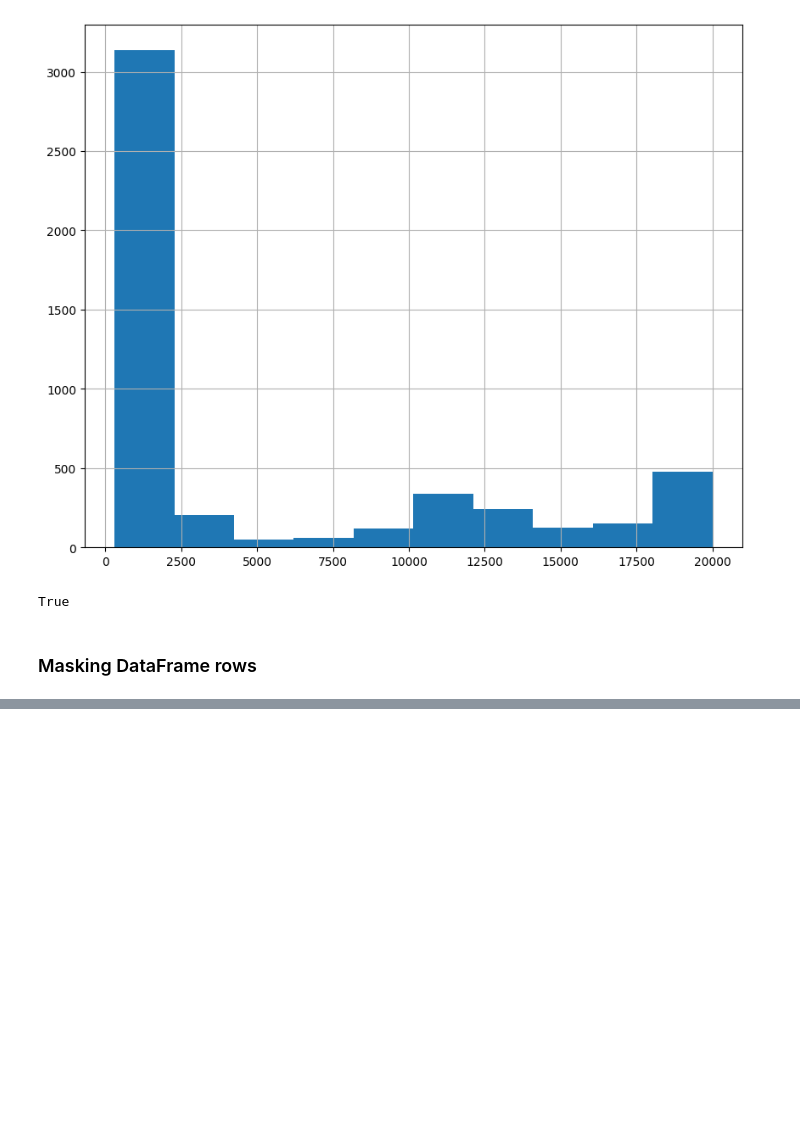
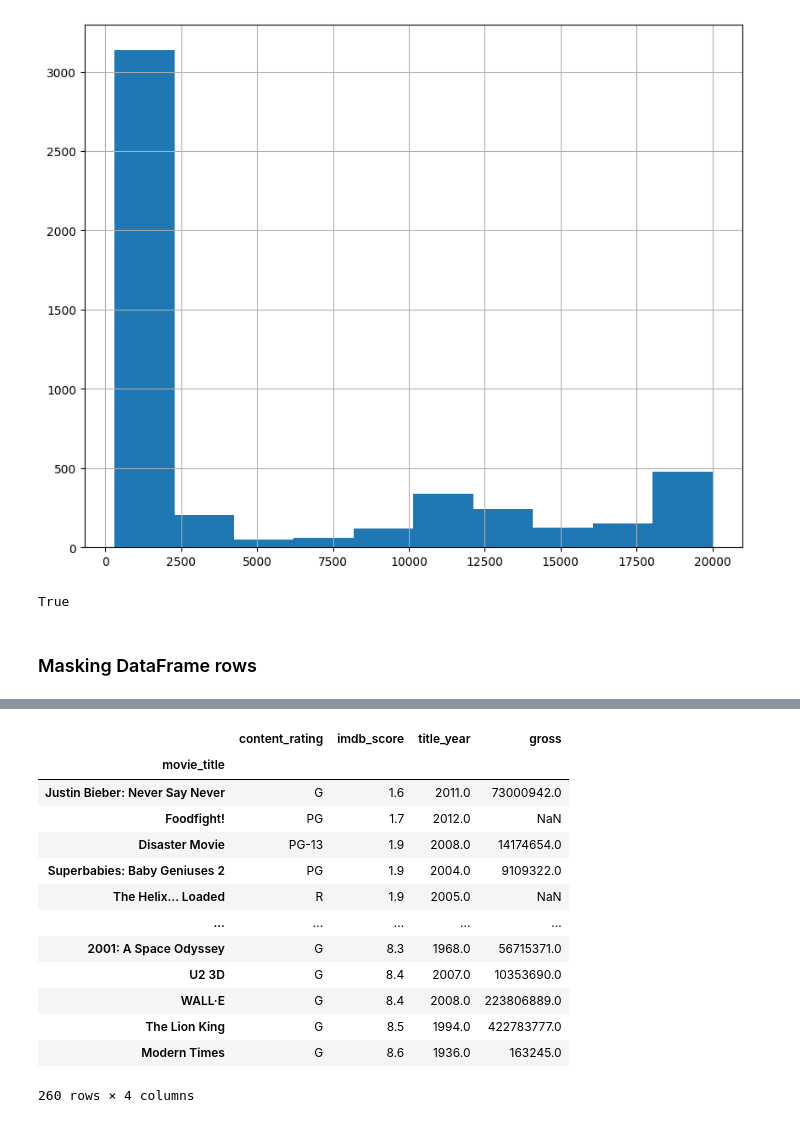
Before and after one commit to bdunn20/book_code, a Jupyter notebook: pandas_1.X_cookbook/Ch_7_Filtering_Rows.ipynb, the cells around one changed output, grey strips where cells are left out. Cells and saved outputs as stored; diff of their text form; code cells hidden in the pictures; blank space fills up the shorter version.

```diff
--- a/pandas_1.X_cookbook/Ch_7_Filtering_Rows.ipynb
+++ b/pandas_1.X_cookbook/Ch_7_Filtering_Rows.ipynb
@@ -565,0 +658,5 @@ True
+# %%
+# filter both rows and columns w/ .iloc and .loc
+c1 = movie["content_rating"] == "G"
+c2 = movie["imdb_score"] < 4
+criteria = c1 | c2
@@ -565,0 +726,20 @@ True
+# %%
+# when using .loc you can use a Boolean array to select rows and specify the columns w/ list of labels
+cols = ["content_rating", "imdb_score", "title_year", "gross"]
+
+movie.loc[criteria, cols].sort_values("imdb_score")
+# %% [output]
+|  | content_rating | imdb_score | title_year | gross |
+| movie_title |  |  |  |  |
+| Justin Bieber: Never Say Never | G | 1.6 | 2011.0 | 73000942.0 |
+| Foodfight! | PG | 1.7 | 2012.0 | NaN |
+| Disaster Movie | PG-13 | 1.9 | 2008.0 | 14174654.0 |
+| Superbabies: Baby Geniuses 2 | PG | 1.9 | 2004.0 | 9109322.0 |
+| The Helix... Loaded | R | 1.9 | 2005.0 | NaN |
+| ... | ... | ... | ... | ... |
+| 2001: A Space Odyssey | G | 8.3 | 1968.0 | 56715371.0 |
+| U2 3D | G | 8.4 | 2007.0 | 10353690.0 |
+| WALL·E | G | 8.4 | 2008.0 | 223806889.0 |
+| The Lion King | G | 8.5 | 1994.0 | 422783777.0 |
+| Modern Times | G | 8.6 | 1936.0 | 163245.0 |
+260 rows × 4 columns
```
Also changed, not shown: parts of 22 cells of this notebook.
